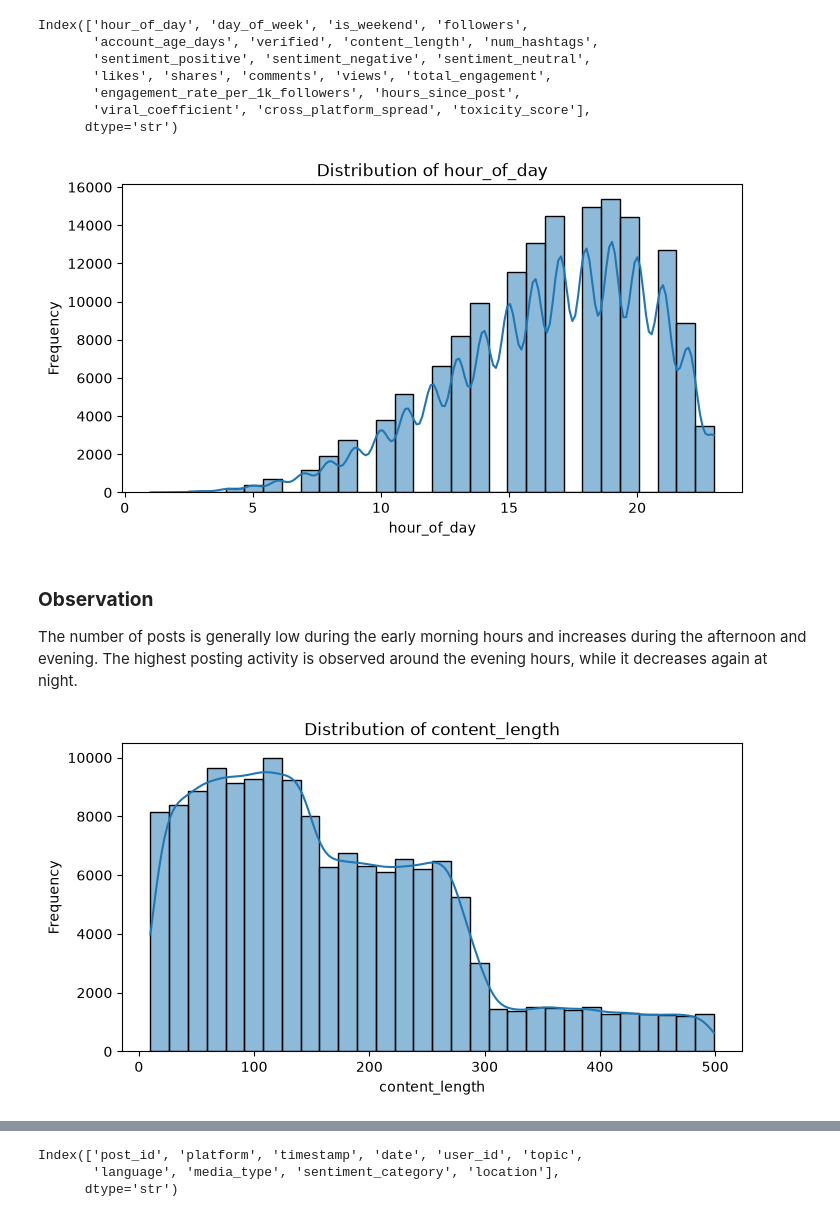
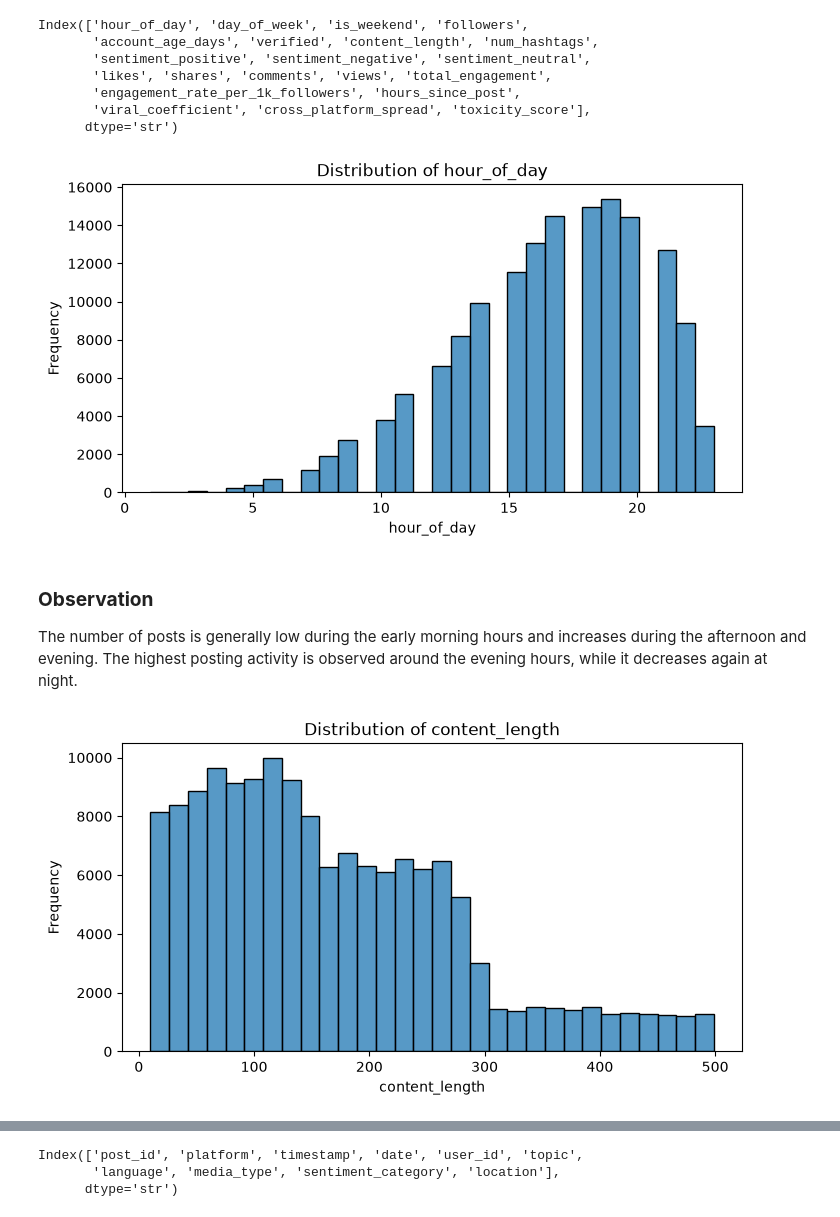
Before and after one commit to Jitendra-sahu70/MLCOE_Task_3, a Jupyter notebook: EDA.ipynb, the cells around one changed output, grey strips where cells are left out. Saved outputs shown, nothing was run; the diff lists cells and outputs as text; code cells hidden in the pictures.

```diff
--- a/EDA.ipynb
+++ b/EDA.ipynb
@@ -155,25 +155,25 @@ Index(['hour_of_day', 'day_of_week', 'is_weekend', 'followers',
 # %%
 
     plt.figure(figsize=(8, 4))
-    sns.histplot(df['hour_of_day'], bins=30, kde=True)
+    sns.histplot(df['hour_of_day'], bins=30)
     plt.title('Distribution of hour_of_day')
     plt.xlabel('hour_of_day')
     plt.ylabel('Frequency')
     plt.show()
 # %% [output]
-[figure, old version]
+[figure, new version]
 # %% [markdown]
 ### **Observation**
 
 The number of posts is generally low during the early morning hours and increases during the afternoon and evening. The highest posting activity is observed around the evening hours, while it decreases again at night.
 # %%
 plt.figure(figsize=(8, 4))
-sns.histplot(df['content_length'], bins=30, kde=True)
+sns.histplot(df['content_length'], bins=30)
 plt.title('Distribution of content_length')
 plt.xlabel('content_length')
 plt.ylabel('Frequency')
 plt.show()
 # %% [output]
-[figure, old version]
+[figure, new version]
 # %%
 plt.figure(figsize=(8, 4))
```
Also changed, not shown: parts of 4 cells of this notebook, 1 other file.
